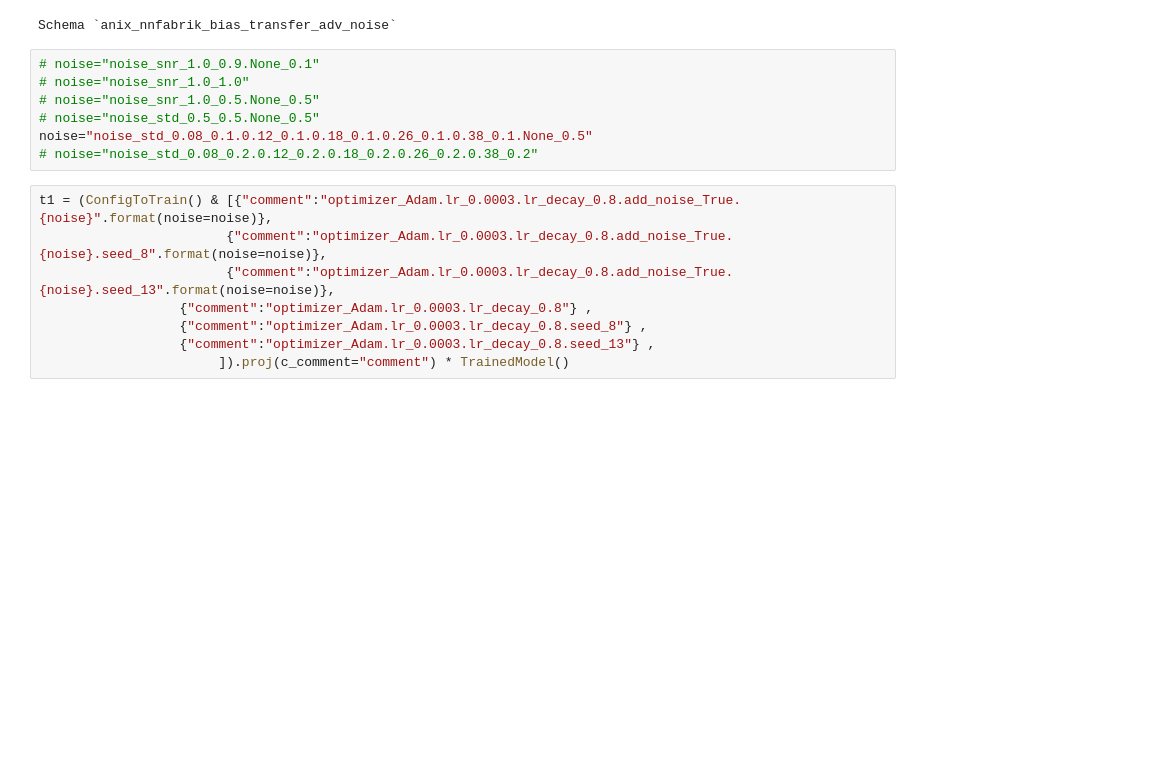
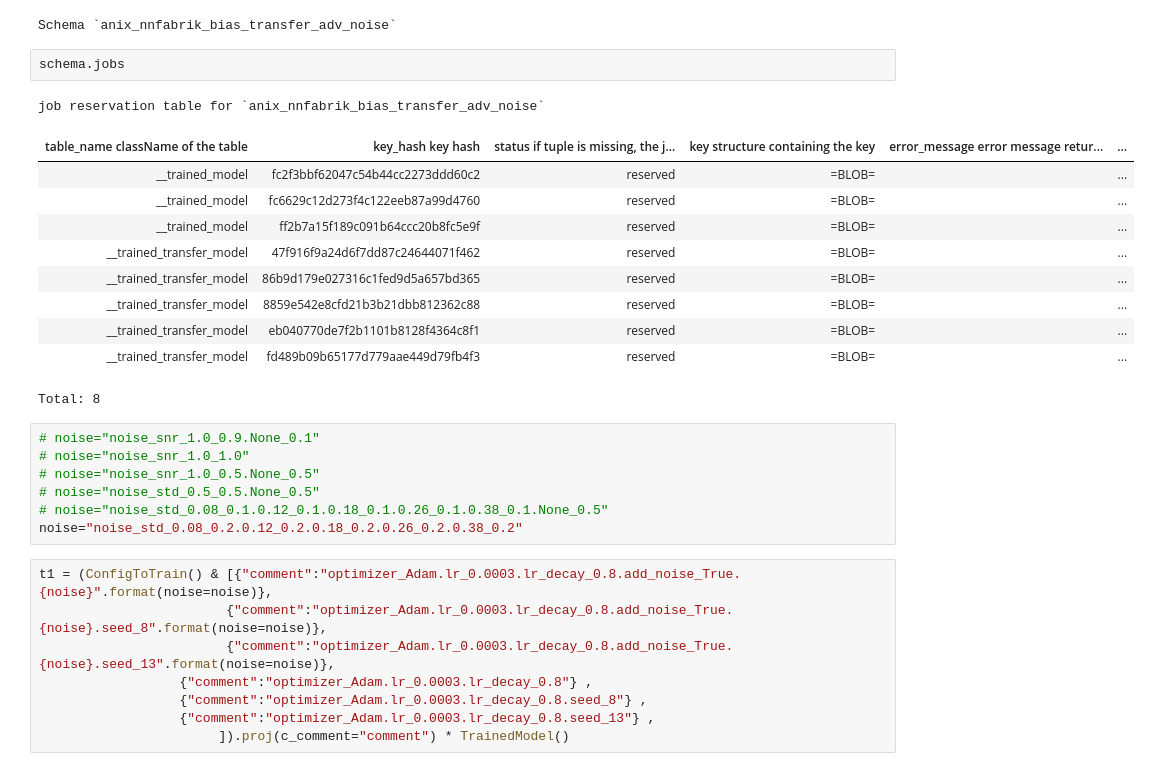
Before and after one commit to sinzlab/neural_cotraining, a Jupyter notebook: notebooks/analyse_transfer.ipynb, the cells around one changed output. Drawn from its saved outputs; the diff is of its cells as text; blank space fills up the shorter version.

```diff
--- a/notebooks/analyse_transfer.ipynb
+++ b/notebooks/analyse_transfer.ipynb
@@ -31,13 +31,27 @@ schema
 # %% [output]
 Connecting anix@sinzlab.chlkmukhxp6i.eu-central-1.rds.amazonaws.com:3306
 Schema `anix_nnfabrik_bias_transfer_adv_noise`
+# %%
+schema.jobs
+# %% [output]
+job reservation table for `anix_nnfabrik_bias_transfer_adv_noise`
+| table_name className of the table | key_hash key hash | status if tuple is missing, the j... | key structure containing the key | error_message error message retur... | ... |
+| __trained_model | fc2f3bbf62047c54b44cc2273ddd60c2 | reserved | =BLOB= |  | ... |
+| __trained_model | fc6629c12d273f4c122eeb87a99d4760 | reserved | =BLOB= |  | ... |
+| __trained_model | ff2b7a15f189c091b64ccc20b8fc5e9f | reserved | =BLOB= |  | ... |
+| __trained_transfer_model | 47f916f9a24d6f7dd87c24644071f462 | reserved | =BLOB= |  | ... |
+| __trained_transfer_model | 86b9d179e027316c1fed9d5a657bd365 | reserved | =BLOB= |  | ... |
+| __trained_transfer_model | 8859e542e8cfd21b3b21dbb812362c88 | reserved | =BLOB= |  | ... |
+| __trained_transfer_model | eb040770de7f2b1101b8128f4364c8f1 | reserved | =BLOB= |  | ... |
+| __trained_transfer_model | fd489b09b65177d779aae449d79fb4f3 | reserved | =BLOB= |  | ... |
+Total: 8
 # %%
 # noise="noise_snr_1.0_0.9.None_0.1"
 # noise="noise_snr_1.0_1.0"
 # noise="noise_snr_1.0_0.5.None_0.5"
 # noise="noise_std_0.5_0.5.None_0.5"
-noise="noise_std_0.08_0.1.0.12_0.1.0.18_0.1.0.26_0.1.0.38_0.1.None_0.5"
-# noise="noise_std_0.08_0.2.0.12_0.2.0.18_0.2.0.26_0.2.0.38_0.2"
+# noise="noise_std_0.08_0.1.0.12_0.1.0.18_0.1.0.26_0.1.0.38_0.1.None_0.5"
+noise="noise_std_0.08_0.2.0.12_0.2.0.18_0.2.0.26_0.2.0.38_0.2"
 # %%
 t1 = (ConfigToTrain() & [{"comment":"optimizer_Adam.lr_0.0003.lr_decay_0.8.add_noise_True.{noise}".format(noise=noise)},
                         {"comment":"optimizer_Adam.lr_0.0003.lr_decay_0.8.add_noise_True.{noise}.seed_8".format(noise=noise)},
```
Also changed, not shown: parts of 12 cells of this notebook, 8 other files.
